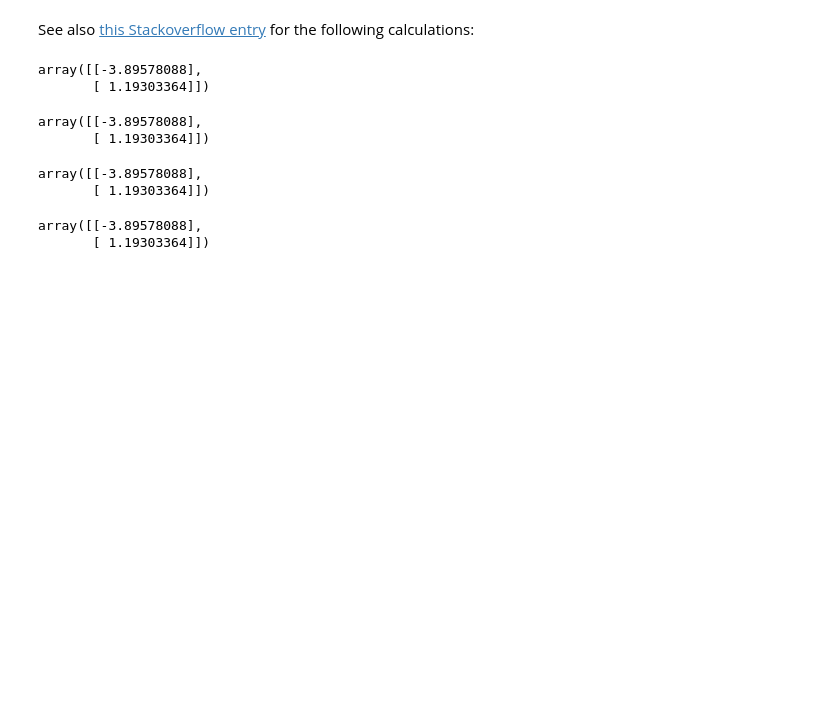
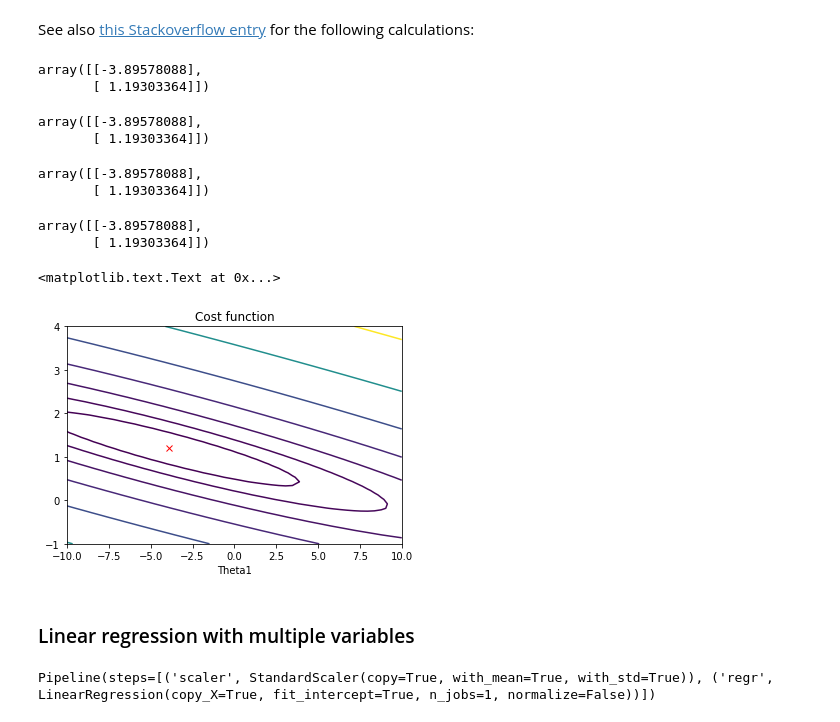
Before and after one commit to krasserm/machine-learning-notebooks, a Jupyter notebook: ml-ex1.ipynb, the cells around one changed output. Cells and saved outputs as stored; diff of their text form; code cells hidden in the pictures; blank space fills up the shorter version.

```diff
--- a/ml-ex1.ipynb
+++ b/ml-ex1.ipynb
@@ -61,7 +66,8 @@ array([[  2798.36876352],
        [ 44554.54631015]])
 # %% [markdown]
 See also [this Stackoverflow entry](https://stackoverflow.com/questions/34170618/normal-equation-and-numpy-least-squares-solve-methods-difference-in-regress) for the following calculations:
-# %%
-# Create design matrix X
-X = np.c_[np.ones(m), x]
+# %%
+# LinearRegression above internally added a column vector of 1s.
+# For the following calculations, this must be done explicitly.
+X = np.c_[np.ones(m), X]
 # %%
@@ -94,7 +100,35 @@ Theta
 array([[-3.89578088],
        [ 1.19303364]])
 # %%
-# Cost function
+# Cost function (mean squared error)
 def cost(X, y, Theta):
-    M = X.dot(Theta) - y
-    return 1 / y.size * (M.T.dot(M))
+    diff = X.dot(Theta) - y
+    return np.sum(diff * diff, axis=0) / y.size
+# %%
+# Create a 50*50 grid for Theta0 and Theta1 ranges
+Theta_grid = np.mgrid[-10:10:50j, -1:4:50j]
+
+# Theta values in an array of shape (2500,2)
+Thetas = np.c_[Theta_grid[0].ravel(), Theta_grid[1].ravel()]
+
+# Compute costs on grid points
+costs = cost(X, y, Thetas.T)
+
+# Cost values reshaped to grid
+cost_grid = costs.reshape(Theta_grid[0].shape)
+
+# Contour plot of cost function
+plt.contour(Theta_grid[0], Theta_grid[1], cost_grid, levels=[20, 40, 80, 160, 320, 640, 1280])
+
+# Plot optmimum
+plt.plot(Theta[0], Theta[1], 'rx')
+
+# Title and axis labels
+plt.xlabel('Theta0')
+plt.xlabel('Theta1')
+plt.title('Cost function')
+# %% [output]
+<matplotlib.text.Text at 0x...>
+[figure, added]
+# %% [markdown]
+### Linear regression with multiple variables
@@ -100,0 +154,5 @@ def cost(X, y, Theta):
+# %%
+# Run linear regression on scaled features
+model.fit(X, y)
+# %% [output]
+Pipeline(steps=[('scaler', StandardScaler(copy=True, with_mean=True, with_std=True)), ('regr', LinearRegression(copy_X=True, fit_intercept=True, n_jobs=1, normalize=False))])
```
Also changed, not shown: parts of 38 cells of this notebook.
